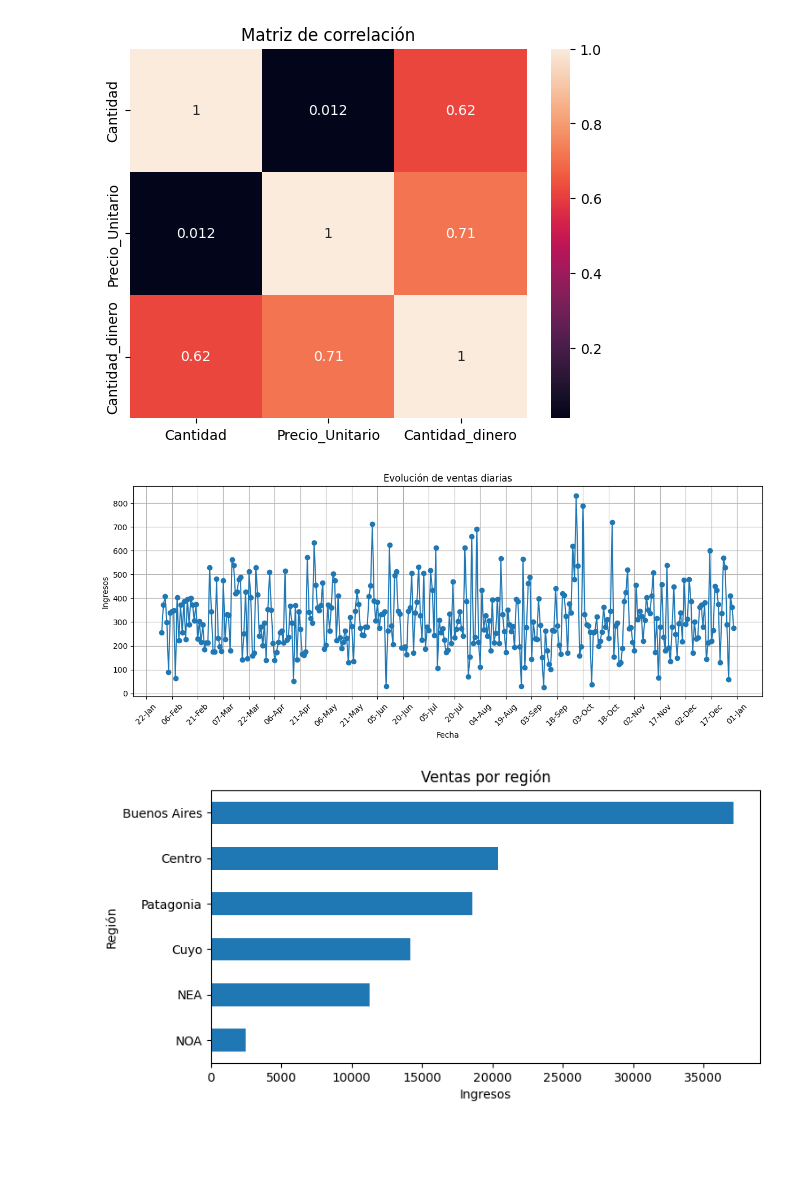
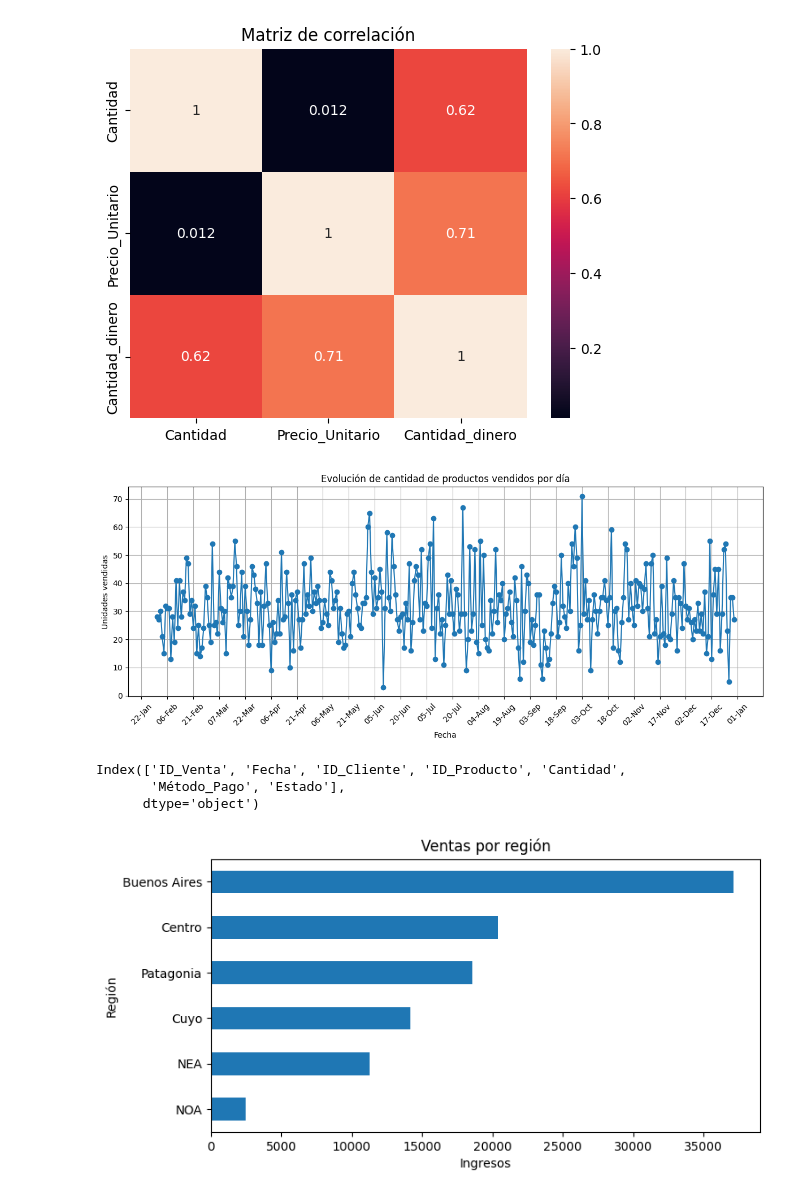
Before and after one commit to alan1x/Proyecto_SF_LKR, a Jupyter notebook: notebooks/principal_modificado.ipynb, the cells around one changed output. Drawn from its saved outputs; the diff is of its cells as text; code cells hidden in the pictures; blank space fills up the shorter version.

```diff
--- a/notebooks/principal_modificado.ipynb
+++ b/notebooks/principal_modificado.ipynb
@@ -185,22 +191,32 @@ plt.show()
 [figure]
 [figure]
 # %%
+
+ventas["Fecha"] = pd.to_datetime(ventas["Fecha"], format="%d/%m/%Y")
+ventas_diarias = ventas.groupby("Fecha")[["Cantidad"]].sum().reset_index()
+
+
 plt.figure(figsize=(12, 5))
-plt.plot(ventas_diarias["Fecha"], ventas_diarias["Cantidad_dinero"], marker='o')
-plt.title("Evolución de ventas diarias")
+plt.plot(ventas_diarias["Fecha"], ventas_diarias["Cantidad"], marker='o')
+plt.title("Evolución de cantidad de productos vendidos por día")
 plt.xlabel("Fecha")
-plt.ylabel("Ingresos")
+plt.ylabel("Unidades vendidas")
 plt.grid(True)
 
-#  cada 15 días
 plt.gca().xaxis.set_major_locator(mdates.DayLocator(interval=15))
 plt.gca().xaxis.set_major_formatter(mdates.DateFormatter('%d-%b'))
 
 plt.xticks(rotation=45)
 plt.tight_layout()
 plt.show()
 # %% [output]
-[figure, old version]
+[figure, new version]
+# %%
+print(ventas.columns)
+# %% [output]
+Index(['ID_Venta', 'Fecha', 'ID_Cliente', 'ID_Producto', 'Cantidad',
+       'Método_Pago', 'Estado'],
+      dtype='object')
 # %%
 # Ventas por región
 df.groupby("Región")["Cantidad_dinero"].sum().sort_values().plot(kind="barh", title="Ventas por región", figsize=(8,4))
```
Also changed, not shown: parts of 8 cells of this notebook.
